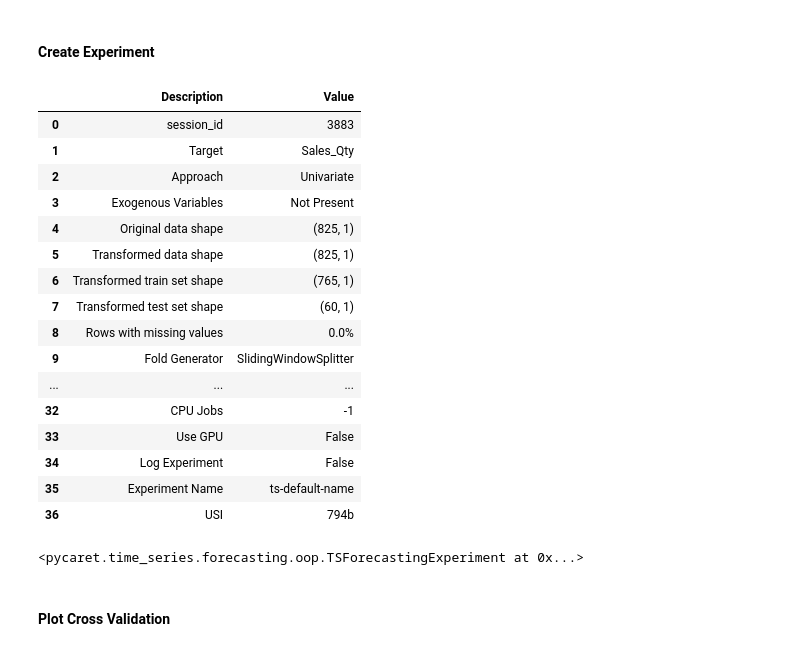
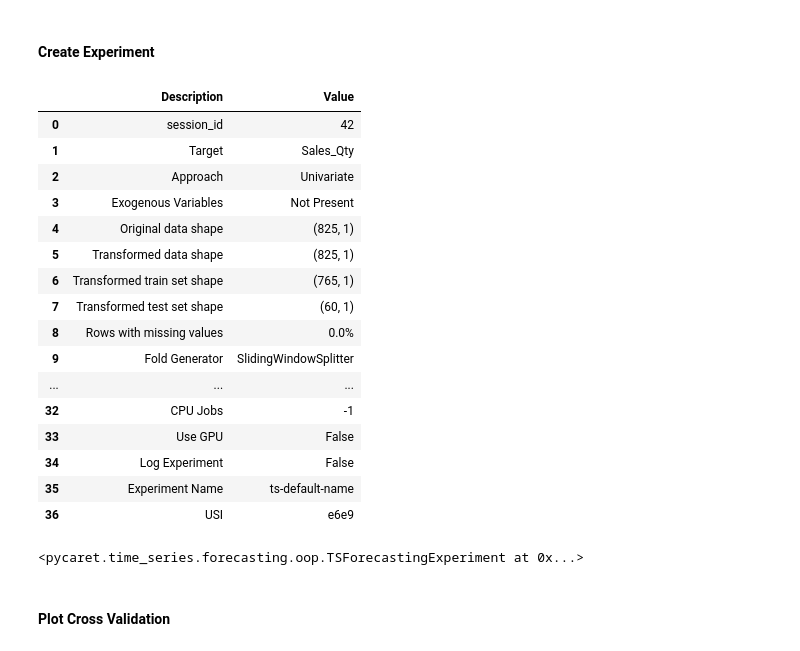
Before and after one commit to LukasNiederhaeuser/Supply_Chain_Clustering_Forecasting, a Jupyter notebook: notebooks/02_AutoML_Timeseries_Forecasting.ipynb, the cells around one changed output. Drawn from its saved outputs; the diff is of its cells as text; code cells hidden in the pictures.

Commit message:
Add session id to experiment

```diff
--- a/notebooks/02_AutoML_Timeseries_Forecasting.ipynb
+++ b/notebooks/02_AutoML_Timeseries_Forecasting.ipynb
@@ -25,15 +34,16 @@ df_data = load_data()
 # %%
 # Create the forecasting experiment
 exp = TSForecastingExperiment()
 exp.setup(data = df_data,
         target = "Sales_Qty",
         coverage = 0.90,
         fold_strategy = "sliding", # We are using a sliding and not an expanding window
         fold = 5, # Choosing the number of folds
-        fh = 60)
+        fh = 60,
+        session_id = 42)
 # %% [output]
 |  | Description | Value |
-| 0 | session_id | 3883 |
+| 0 | session_id | 42 |
 | 1 | Target | Sales_Qty |
 | 2 | Approach | Univariate |
 | 3 | Exogenous Variables | Not Present |
@@ -48,7 +58,7 @@ exp.setup(data = df_data,
 | 33 | Use GPU | False |
 | 34 | Log Experiment | False |
 | 35 | Experiment Name | ts-default-name |
-| 36 | USI | 794b |
+| 36 | USI | e6e9 |
 <pycaret.time_series.forecasting.oop.TSForecastingExperiment at 0x...>
 # %%
 exp.plot_model(plot="diff", data_kwargs={"lags_list": [[1], [1, 12]], "acf": True, "pacf": True})
```
Also changed, not shown: parts of 2 cells of this notebook, 1 other file.
